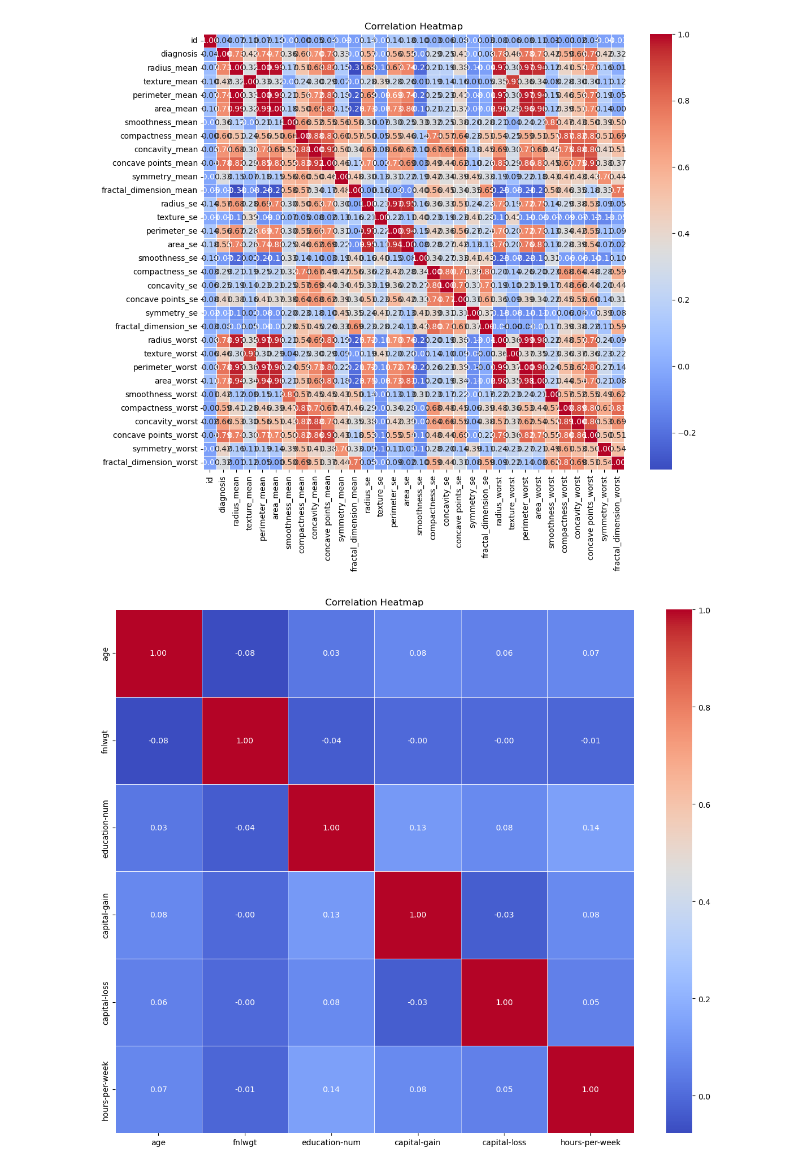
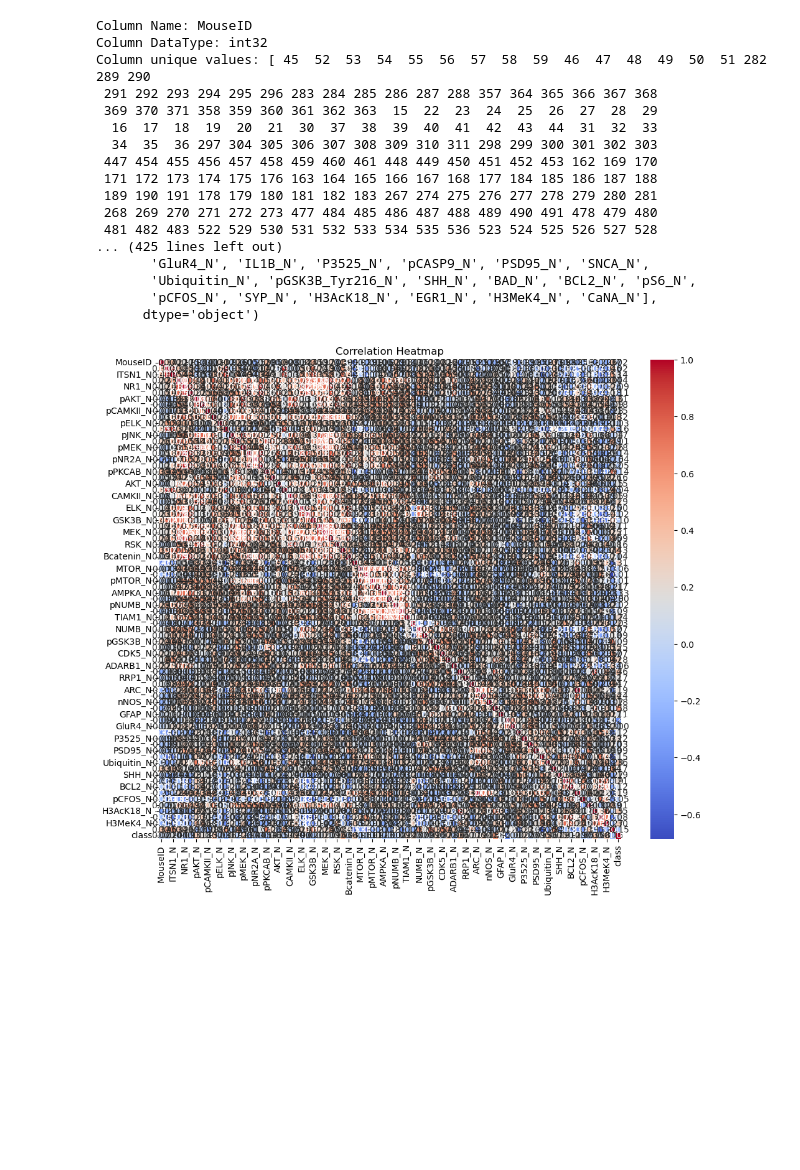
Before and after one commit to murtazaa-hussainn/CSE-602-Machine-Learning-I, a Jupyter notebook: Assignment 2/Wrapper, filter and pca test.ipynb, the cells around one changed output. Cells and saved outputs as stored; diff of their text form; code cells hidden in the pictures; blank space fills up the shorter version.

```diff
--- a/Assignment 2/Wrapper, filter and pca test.ipynb
+++ b/Assignment 2/Wrapper, filter and pca test.ipynb
@@ -156,6 +157,16 @@ def LR(df, target_name, folds):
 
     df_results = pd.DataFrame(results)
     return df_results
+# %%
+def plot_Heatmap(df):
+    # Assuming df is your DataFrame containing the data
+    correlation_matrix = df.corr()
+
+    # Plotting the heatmap
+    plt.figure(figsize=(12, 10))
+    sns.heatmap(correlation_matrix, annot=True, cmap='coolwarm', fmt=".2f", linewidths=0.5)
+    plt.title('Correlation Heatmap')
+    plt.show()
 # %%
 # Loading all Datasets into the required variables
 c_cancer, c_mice_expression, c_adult_income, r_life_expectancy = load_datasets()
@@ -216,23 +237,33 @@ Column Name: radius_mean
-# %%
-# Assuming df is your DataFrame containing the data
-correlation_matrix = c_cancer.corr()
-
-# Plotting the heatmap
-plt.figure(figsize=(12, 10))
-sns.heatmap(correlation_matrix, annot=True, cmap='coolwarm', fmt=".2f", linewidths=0.5)
-plt.title('Correlation Heatmap')
-plt.show()
-# %% [output]
-[figure, removed]
 # %%
-correlation_matrix = c_adult_income.corr()
-
+c_mice_expression
+# Checking for Null Values
+null_check(c_mice_expression)
+# Null Values present hence Removing the data
+clean_data(c_mice_expression,[])
+# No Null Values present hence Encoding Categorical Data to Numerical
+c_mice_expression = transform_data(c_mice_expression)
 # Plotting the heatmap
-plt.figure(figsize=(12, 10))  # Adjust the size of the figure
-sns.heatmap(correlation_matrix, annot=True, cmap='coolwarm', fmt=".2f", linewidths=0.5)
-plt.title('Correlation Heatmap')
-plt.tight_layout()  # Adjust layout to prevent clipping of labels
-plt.show()
+plot_Heatmap(c_mice_expression)
+# The target column in 'diagnosis' hence applying Logistic Regression with and without CV.
+c_mice_expression_results = LR(c_mice_expression, 'class', [0, 5, 10, 20, 50, 75])
+display(c_mice_expression_results)
 # %% [output]
+Column Name: MouseID
+Column DataType: int32
+Column unique values: [ 45  52  53  54  55  56  57  58  59  46  47  48  49  50  51 282 289 290
+ 291 292 293 294 295 296 283 284 285 286 287 288 357 364 365 366 367 368
+ 369 370 371 358 359 360 361 362 363  15  22  23  24  25  26  27  28  29
+  16  17  18  19  20  21  30  37  38  39  40  41  42  43  44  31  32  33
+  34  35  36 297 304 305 306 307 308 309 310 311 298 299 300 301 302 303
+ 447 454 455 456 457 458 459 460 461 448 449 450 451 452 453 162 169 170
+ 171 172 173 174 175 176 163 164 165 166 167 168 177 184 185 186 187 188
+ 189 190 191 178 179 180 181 182 183 267 274 275 276 277 278 279 280 281
+ 268 269 270 271 272 273 477 484 485 486 487 488 489 490 491 478 479 480
+ 481 482 483 522 529 530 531 532 533 534 535 536 523 524 525 526 527 528
+... (425 lines left out)
+       'GluR4_N', 'IL1B_N', 'P3525_N', 'pCASP9_N', 'PSD95_N', 'SNCA_N',
+       'Ubiquitin_N', 'pGSK3B_Tyr216_N', 'SHH_N', 'BAD_N', 'BCL2_N', 'pS6_N',
+       'pCFOS_N', 'SYP_N', 'H3AcK18_N', 'EGR1_N', 'H3MeK4_N', 'CaNA_N'],
+      dtype='object')
-[figure, old version]
+[figure, new version]
 # %%
```
Also changed, not shown: parts of 3 cells of this notebook.
